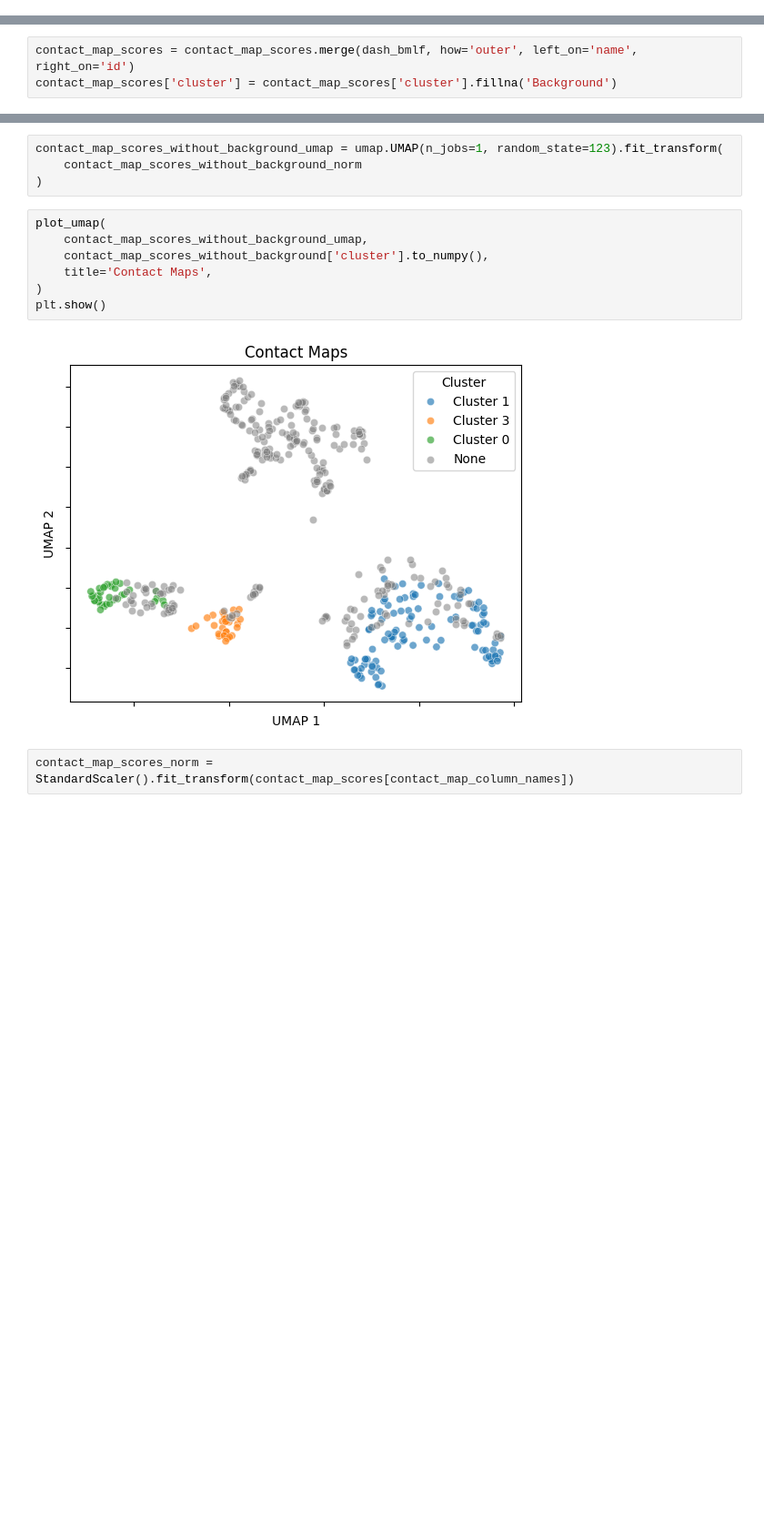
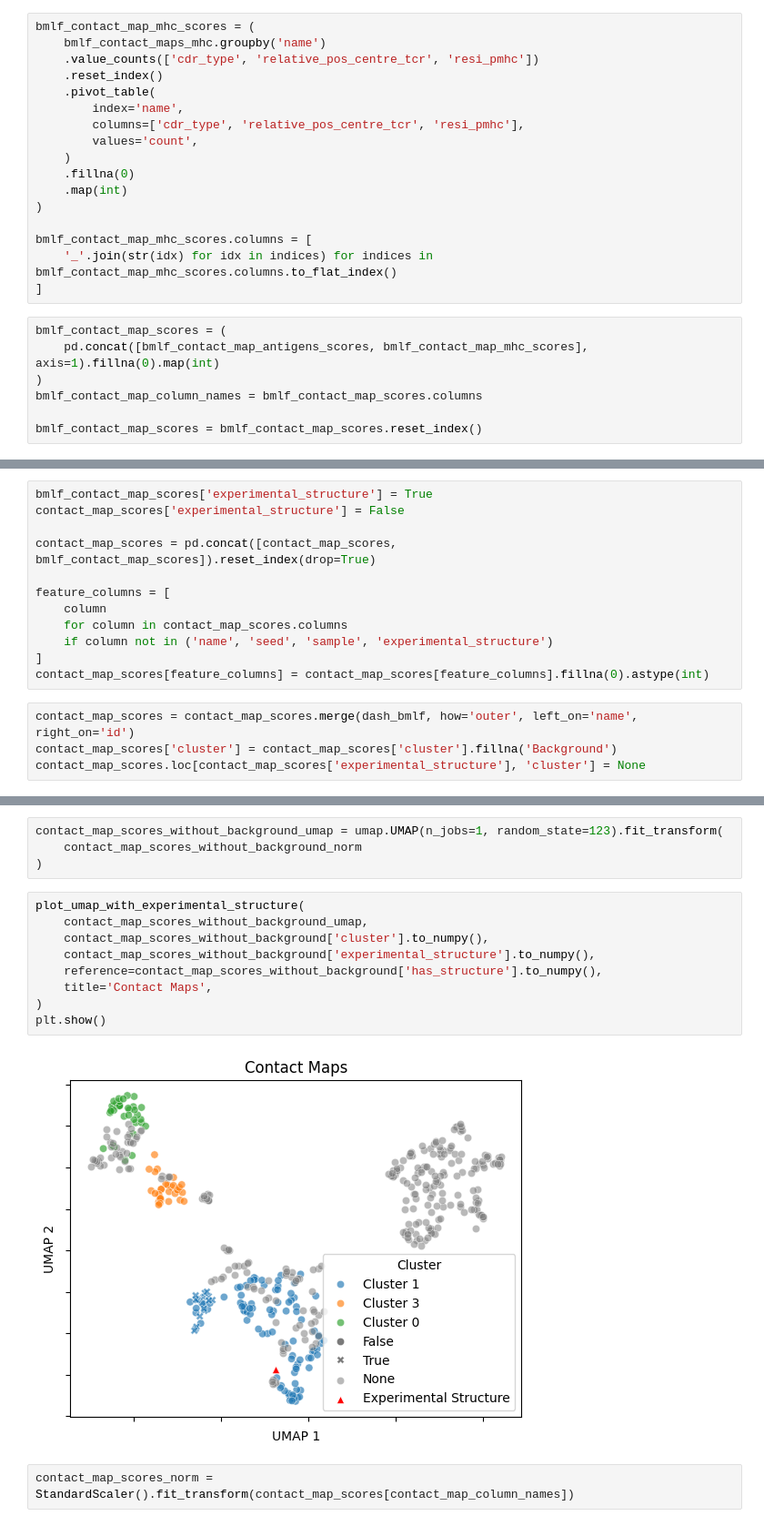
Before and after one commit to benjiemc/tcr-pmhc-predicted-structures, a Jupyter notebook: notebooks/exploring_dash_dataset.ipynb, the cells around one changed output, grey strips where cells are left out. Shown at 91% size. Cells and saved outputs as stored; diff of their text form; blank space fills up the shorter version.

```diff
--- a/notebooks/exploring_dash_dataset.ipynb
+++ b/notebooks/exploring_dash_dataset.ipynb
@@ -904,3 +1058,27 @@ plt.show()
+# %%
+bmlf_contact_map_mhc_scores = (
+    bmlf_contact_maps_mhc.groupby('name')
+    .value_counts(['cdr_type', 'relative_pos_centre_tcr', 'resi_pmhc'])
+    .reset_index()
+    .pivot_table(
+        index='name',
+        columns=['cdr_type', 'relative_pos_centre_tcr', 'resi_pmhc'],
+        values='count',
+    )
+    .fillna(0)
+    .map(int)
+)
+
+bmlf_contact_map_mhc_scores.columns = [
+    '_'.join(str(idx) for idx in indices) for indices in bmlf_contact_map_mhc_scores.columns.to_flat_index()
+]
+# %%
+bmlf_contact_map_scores = (
+    pd.concat([bmlf_contact_map_antigens_scores, bmlf_contact_map_mhc_scores], axis=1).fillna(0).map(int)
+)
+bmlf_contact_map_column_names = bmlf_contact_map_scores.columns
+
+bmlf_contact_map_scores = bmlf_contact_map_scores.reset_index()
 # %%
 contact_maps = pd.read_csv('../data/processed/predicted_af3_af3_tcrmodel2_contact_maps_dash_bmlf.csv')
 # %%
@@ -956,9 +1134,22 @@ contact_map_scores = drop_constant_columns(contact_map_scores)
 contact_map_column_names = contact_map_scores.columns
 
 contact_map_scores = contact_map_scores.reset_index()
+# %%
+bmlf_contact_map_scores['experimental_structure'] = True
+contact_map_scores['experimental_structure'] = False
+
+contact_map_scores = pd.concat([contact_map_scores, bmlf_contact_map_scores]).reset_index(drop=True)
+
+feature_columns = [
+    column
+    for column in contact_map_scores.columns
+    if column not in ('name', 'seed', 'sample', 'experimental_structure')
+]
+contact_map_scores[feature_columns] = contact_map_scores[feature_columns].fillna(0).astype(int)
 # %%
 contact_map_scores = contact_map_scores.merge(dash_bmlf, how='outer', left_on='name', right_on='id')
 contact_map_scores['cluster'] = contact_map_scores['cluster'].fillna('Background')
+contact_map_scores.loc[contact_map_scores['experimental_structure'], 'cluster'] = None
 # %%
 contact_map_scores = contact_map_scores.merge(
     sequences_with_negatives[['id', 'label']], how='left', left_on='name', right_on='id'
@@ -973,14 +1164,16 @@ contact_map_scores_without_background_umap = umap.UMAP(n_jobs=1, random_state=12
     contact_map_scores_without_background_norm
 )
 # %%
-plot_umap(
+plot_umap_with_experimental_structure(
     contact_map_scores_without_background_umap,
     contact_map_scores_without_background['cluster'].to_numpy(),
+    contact_map_scores_without_background['experimental_structure'].to_numpy(),
+    reference=contact_map_scores_without_background['has_structure'].to_numpy(),
     title='Contact Maps',
 )
 plt.show()
 # %% [output]
-[figure, old version]
+[figure, new version]
 # %%
 contact_map_scores_norm = StandardScaler().fit_transform(contact_map_scores[contact_map_column_names])
 # %%
```
Also changed, not shown: parts of 55 cells of this notebook, 1 other file.
